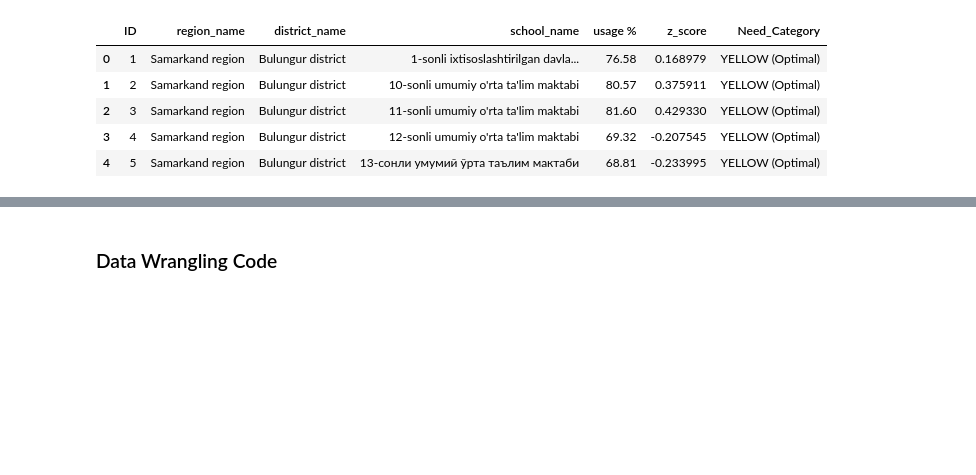
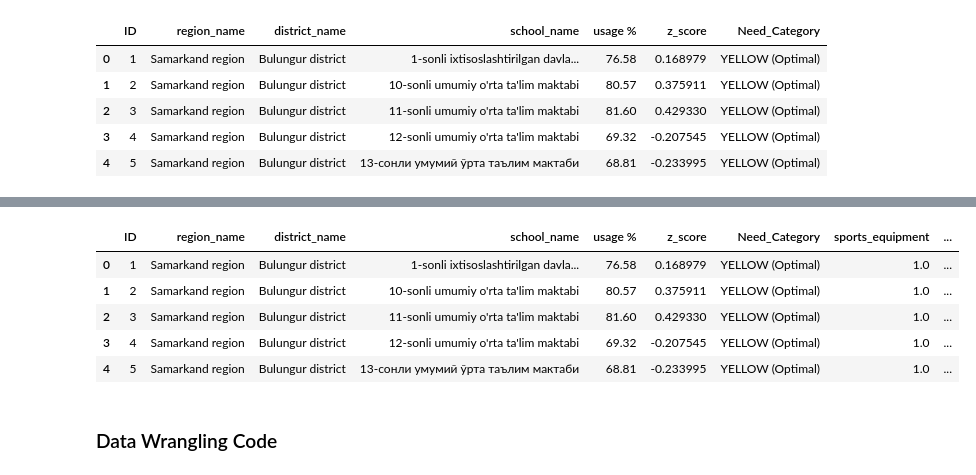
Before and after one commit to Kartikrast/social-infra-prediction-model, a Jupyter notebook: python_files/steps.ipynb, the cells around one changed output, grey strips where cells are left out. Cells and saved outputs as stored; diff of their text form; code cells hidden in the pictures; blank space fills up the shorter version.

```diff
--- a/python_files/steps.ipynb
+++ b/python_files/steps.ipynb
@@ -510,3 +1210,15 @@ population_df.head()
+# %%
+# Now we can merge all the dataframes
+population_df = pd.merge(population_df, resources_df_transformed, on=['ID','region_name', 'district_name', 'school_name'], how='left')
+final_df = pd.merge(population_df, infrastructure_df_scored, on=['ID','region_name', 'district_name', 'school_name'], how='left')
+final_df.head()
+# %% [output]
+|  | ID | region_name | district_name | school_name | usage % | z_score | Need_Category | sports_equipment | ... |
+| 0 | 1 | Samarkand region | Bulungur district | 1-sonli ixtisoslashtirilgan davla... | 76.58 | 0.168979 | YELLOW (Optimal) | 1.0 | ... |
+| 1 | 2 | Samarkand region | Bulungur district | 10-sonli umumiy o'rta ta'lim maktabi | 80.57 | 0.375911 | YELLOW (Optimal) | 1.0 | ... |
+| 2 | 3 | Samarkand region | Bulungur district | 11-sonli umumiy o'rta ta'lim maktabi | 81.60 | 0.429330 | YELLOW (Optimal) | 1.0 | ... |
+| 3 | 4 | Samarkand region | Bulungur district | 12-sonli umumiy o'rta ta'lim maktabi | 69.32 | -0.207545 | YELLOW (Optimal) | 1.0 | ... |
+| 4 | 5 | Samarkand region | Bulungur district | 13-сонли умумий ўрта таълим мактаби | 68.81 | -0.233995 | YELLOW (Optimal) | 1.0 | ... |
 # %% [markdown]
 ### Data Wrangling Code
 # %%
```
Also changed, not shown: parts of 19 cells of this notebook.
